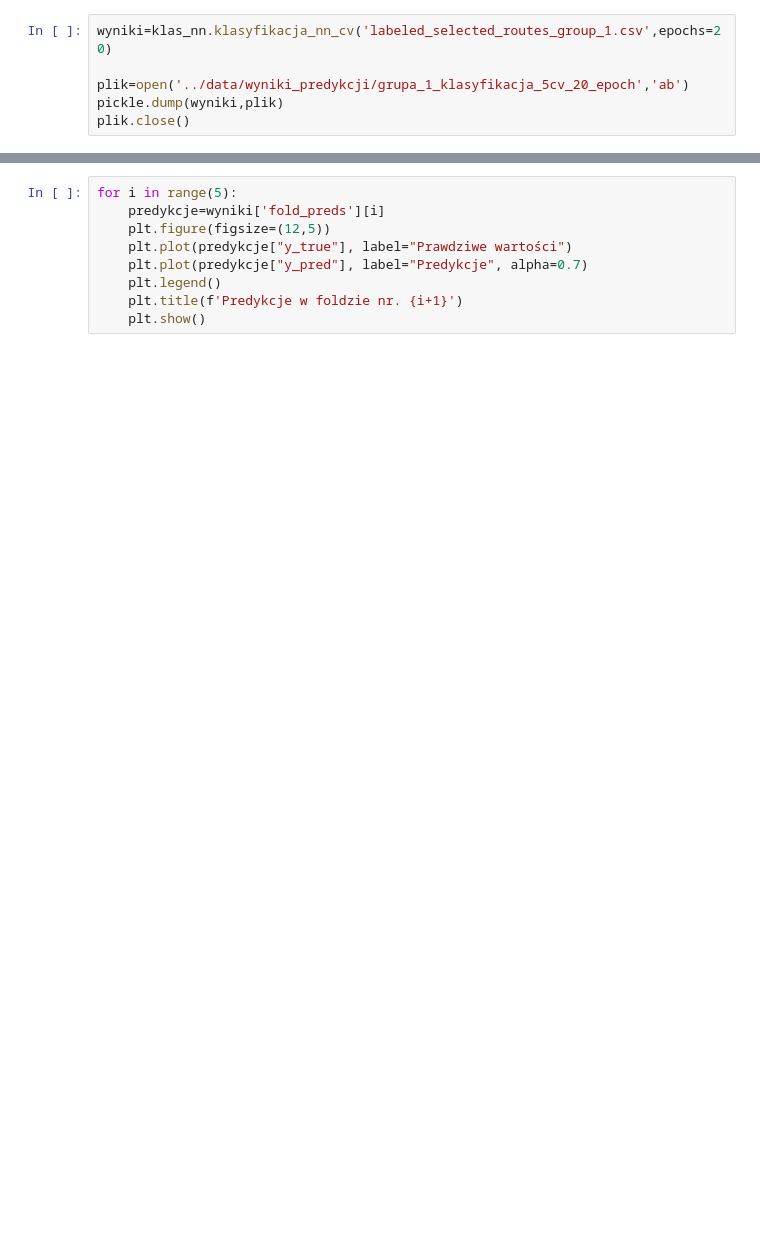
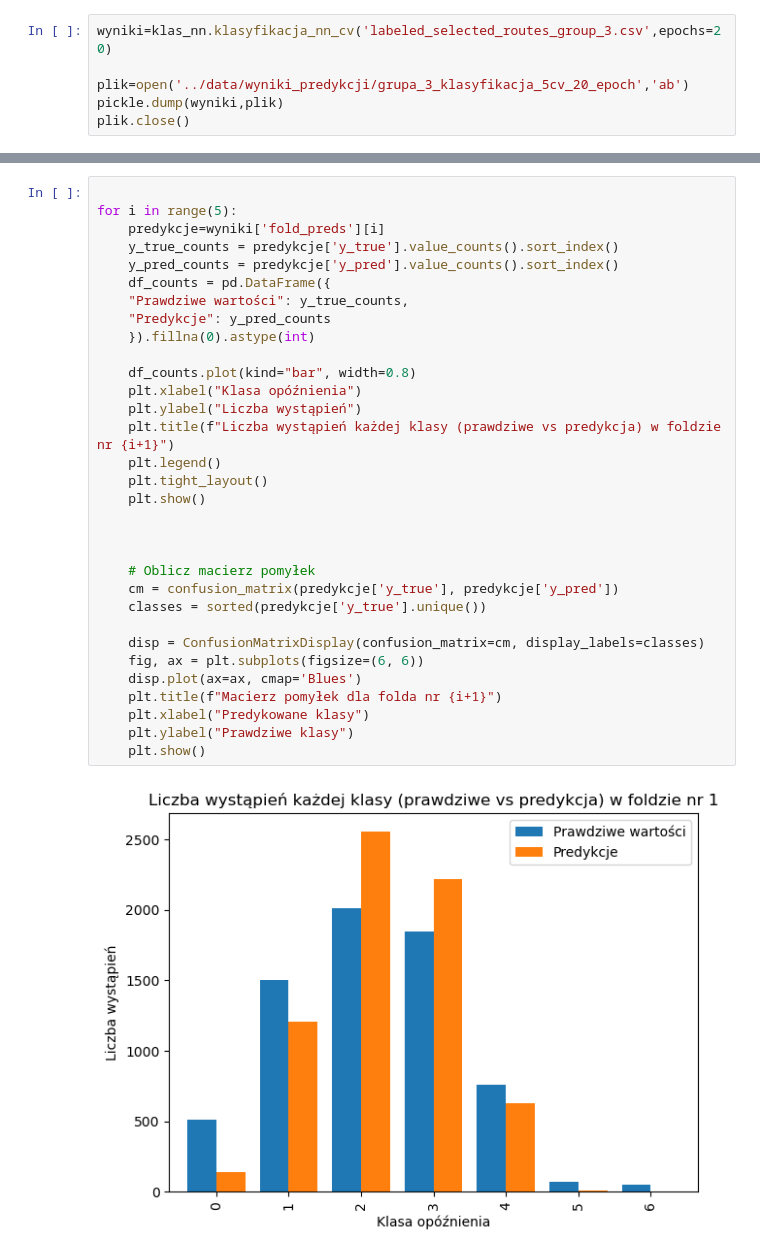
Before and after one commit to chalupka-student/autobusy, a Jupyter notebook: skrypty/klasyfikacja.ipynb, the cells around one changed output, grey strips where cells are left out. Cells and saved outputs as stored; diff of their text form; blank space fills up the shorter version.

```diff
--- a/skrypty/klasyfikacja.ipynb
+++ b/skrypty/klasyfikacja.ipynb
@@ -36,6 +104,6 @@ plt.show()
 # %%
-wyniki=klas_nn.klasyfikacja_nn_cv('labeled_selected_routes_group_1.csv',epochs=20)
+wyniki=klas_nn.klasyfikacja_nn_cv('labeled_selected_routes_group_3.csv',epochs=20)
 
-plik=open('../data/wyniki_predykcji/grupa_1_klasyfikacja_5cv_20_epoch','ab')
+plik=open('../data/wyniki_predykcji/grupa_3_klasyfikacja_5cv_20_epoch','ab')
 pickle.dump(wyniki,plik)
 plik.close()
@@ -42,9 +128,34 @@ plik.close()
 # %%
+
 for i in range(5):
     predykcje=wyniki['fold_preds'][i]
-    plt.figure(figsize=(12,5))
-    plt.plot(predykcje["y_true"], label="Prawdziwe wartości")
-    plt.plot(predykcje["y_pred"], label="Predykcje", alpha=0.7)
+    y_true_counts = predykcje['y_true'].value_counts().sort_index()
+    y_pred_counts = predykcje['y_pred'].value_counts().sort_index()
+    df_counts = pd.DataFrame({
+    "Prawdziwe wartości": y_true_counts,
+    "Predykcje": y_pred_counts
+    }).fillna(0).astype(int)
+
+    df_counts.plot(kind="bar", width=0.8)
+    plt.xlabel("Klasa opóźnienia")
+    plt.ylabel("Liczba wystąpień")
+    plt.title(f"Liczba wystąpień każdej klasy (prawdziwe vs predykcja) w foldzie nr {i+1}")
     plt.legend()
-    plt.title(f'Predykcje w foldzie nr. {i+1}')
+    plt.tight_layout()
     plt.show()
+
+
+
+    # Oblicz macierz pomyłek
+    cm = confusion_matrix(predykcje['y_true'], predykcje['y_pred'])
+    classes = sorted(predykcje['y_true'].unique())
+
+    disp = ConfusionMatrixDisplay(confusion_matrix=cm, display_labels=classes)
+    fig, ax = plt.subplots(figsize=(6, 6))
+    disp.plot(ax=ax, cmap='Blues')
+    plt.title(f"Macierz pomyłek dla folda nr {i+1}")
+    plt.xlabel("Predykowane klasy")
+    plt.ylabel("Prawdziwe klasy")
+    plt.show()
+# %% [output]
+[figure, added]
```
Also changed, not shown: parts of 6 cells of this notebook, 9 other files.
